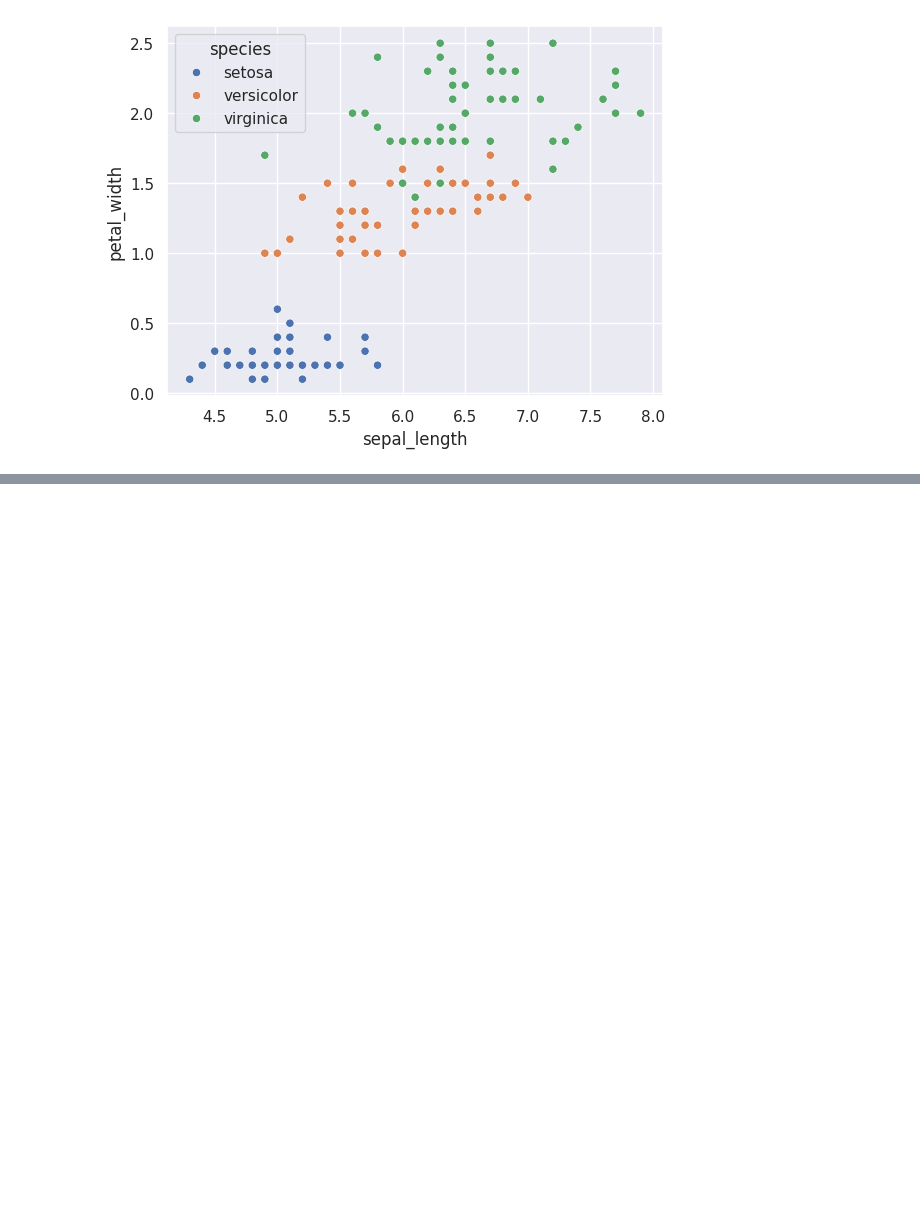
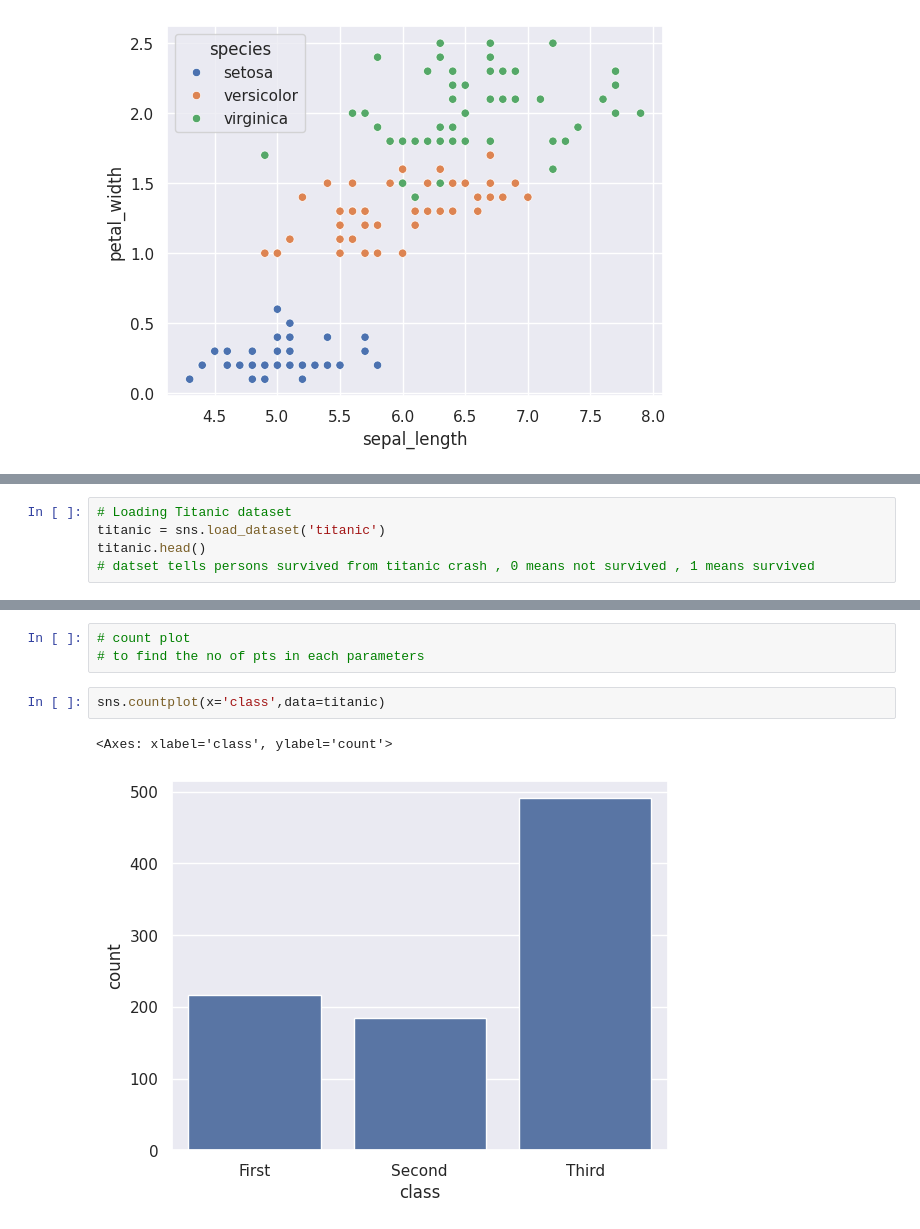
Before and after one commit to Arvin-007Elite/ML-Projects, a Jupyter notebook: Seaborn.ipynb, the cells around one changed output, grey strips where cells are left out. Drawn from its saved outputs; the diff is of its cells as text; blank space fills up the shorter version.

```diff
--- a/Seaborn.ipynb
+++ b/Seaborn.ipynb
@@ -80,0 +79,5 @@ sns.scatterplot(x='sepal_length', y = 'petal_width', hue='species',data=iris,)
+# %%
+# Loading Titanic dataset
+titanic = sns.load_dataset('titanic')
+titanic.head()
+# datset tells persons survived from titanic crash , 0 means not survived , 1 means survived
@@ -80,0 +91,8 @@ sns.scatterplot(x='sepal_length', y = 'petal_width', hue='species',data=iris,)
+# %%
+# count plot
+# to find the no of pts in each parameters
+# %%
+sns.countplot(x='class',data=titanic)
+# %% [output]
+<Axes: xlabel='class', ylabel='count'>
+[figure, added]
```
Also changed, not shown: parts of 7 cells of this notebook.
